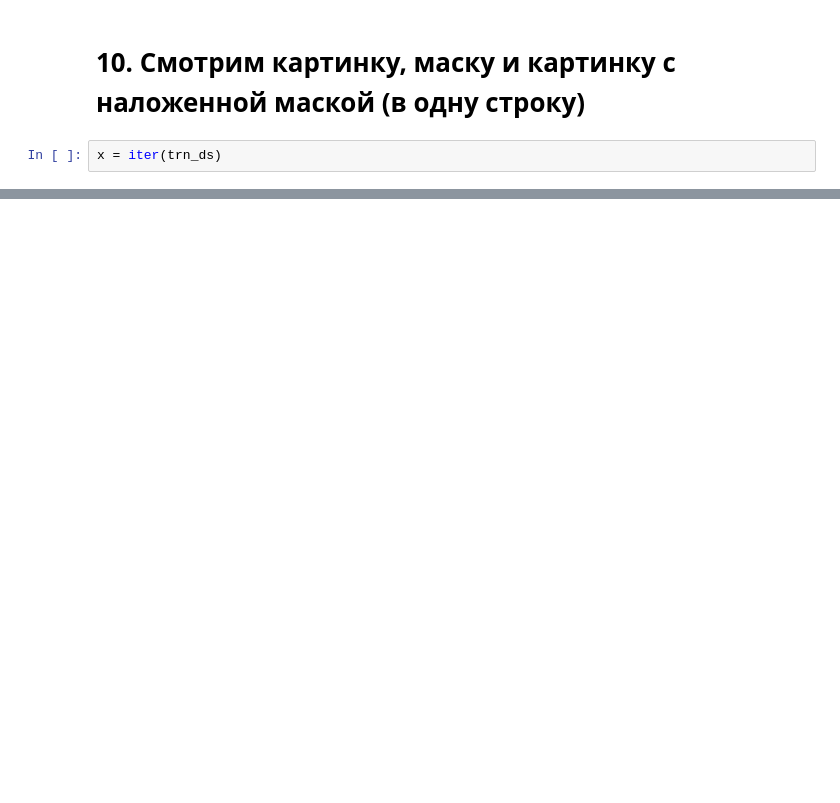
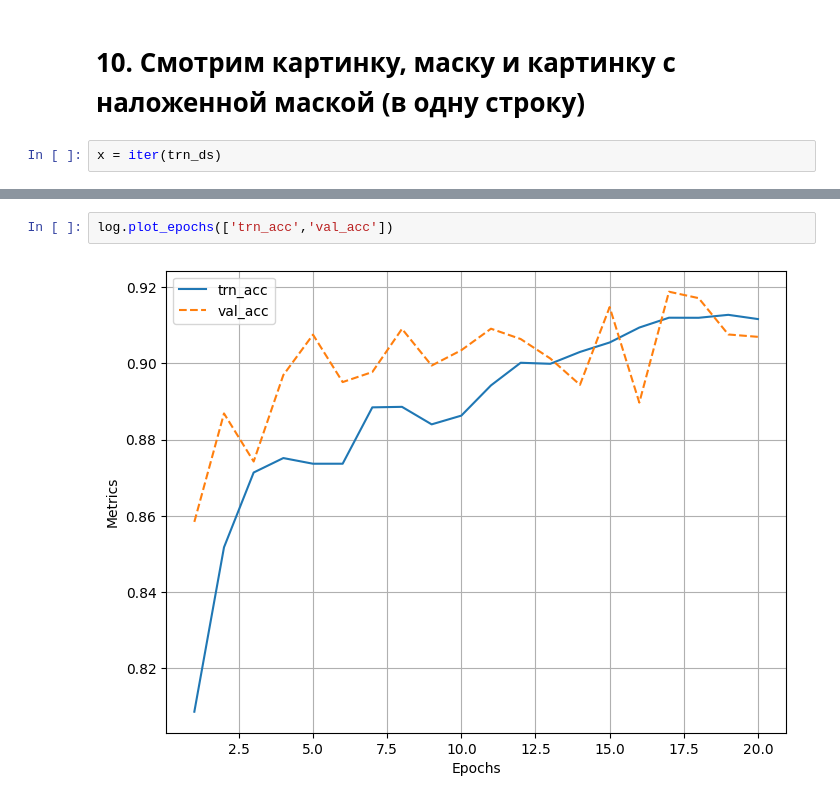
Before and after one commit to kraken114/Kaggle, a Jupyter notebook: Amazonka.ipynb, the cells around one changed output, grey strips where cells are left out. Cells and saved outputs as stored; diff of their text form; blank space fills up the shorter version.

```diff
--- a/Amazonka.ipynb
+++ b/Amazonka.ipynb
@@ -457,0 +579,4 @@ plt.show
+# %%
+log.plot_epochs(['trn_acc','val_acc'])
+# %% [output]
+[figure, added]
```
Also changed, not shown: parts of 26 cells of this notebook.
